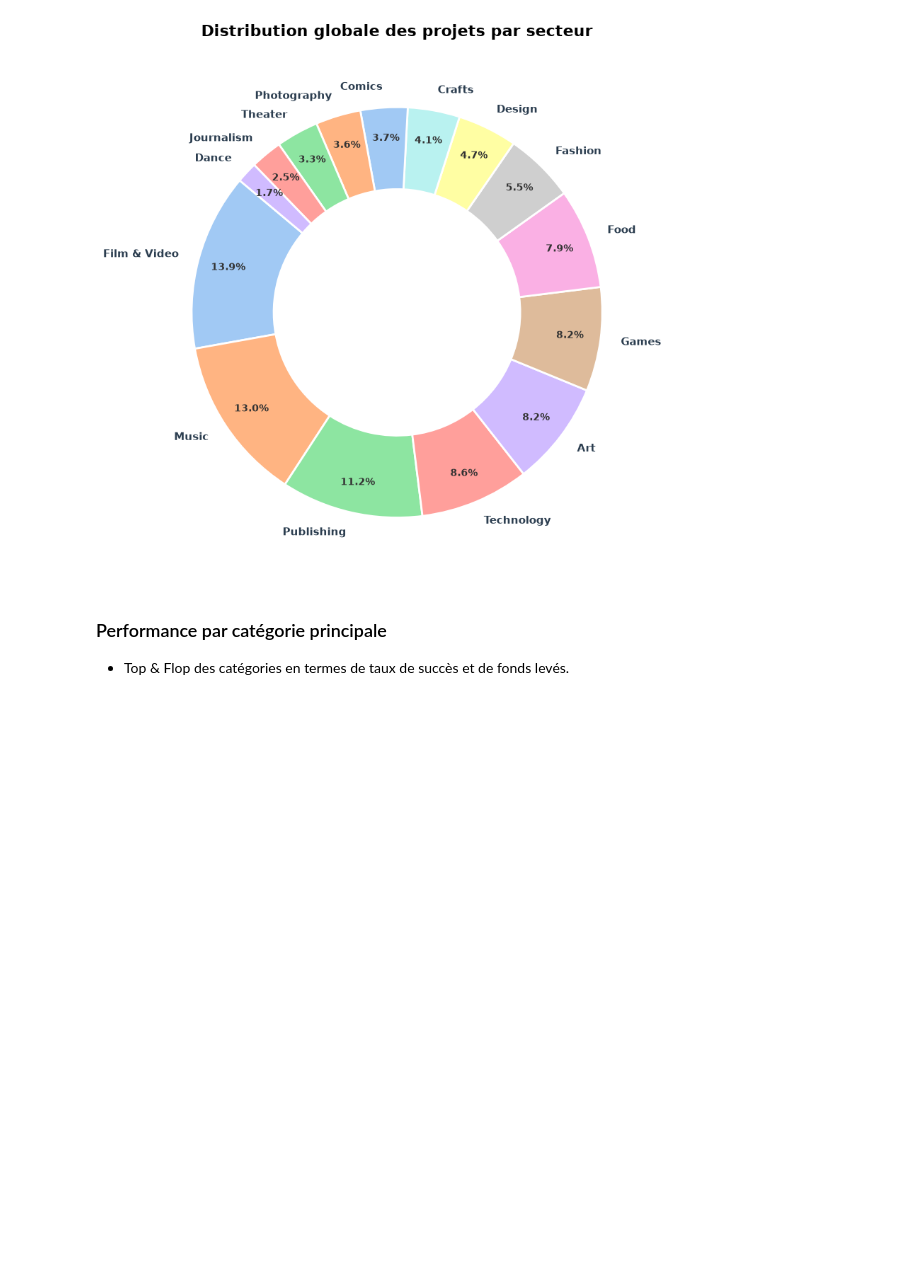
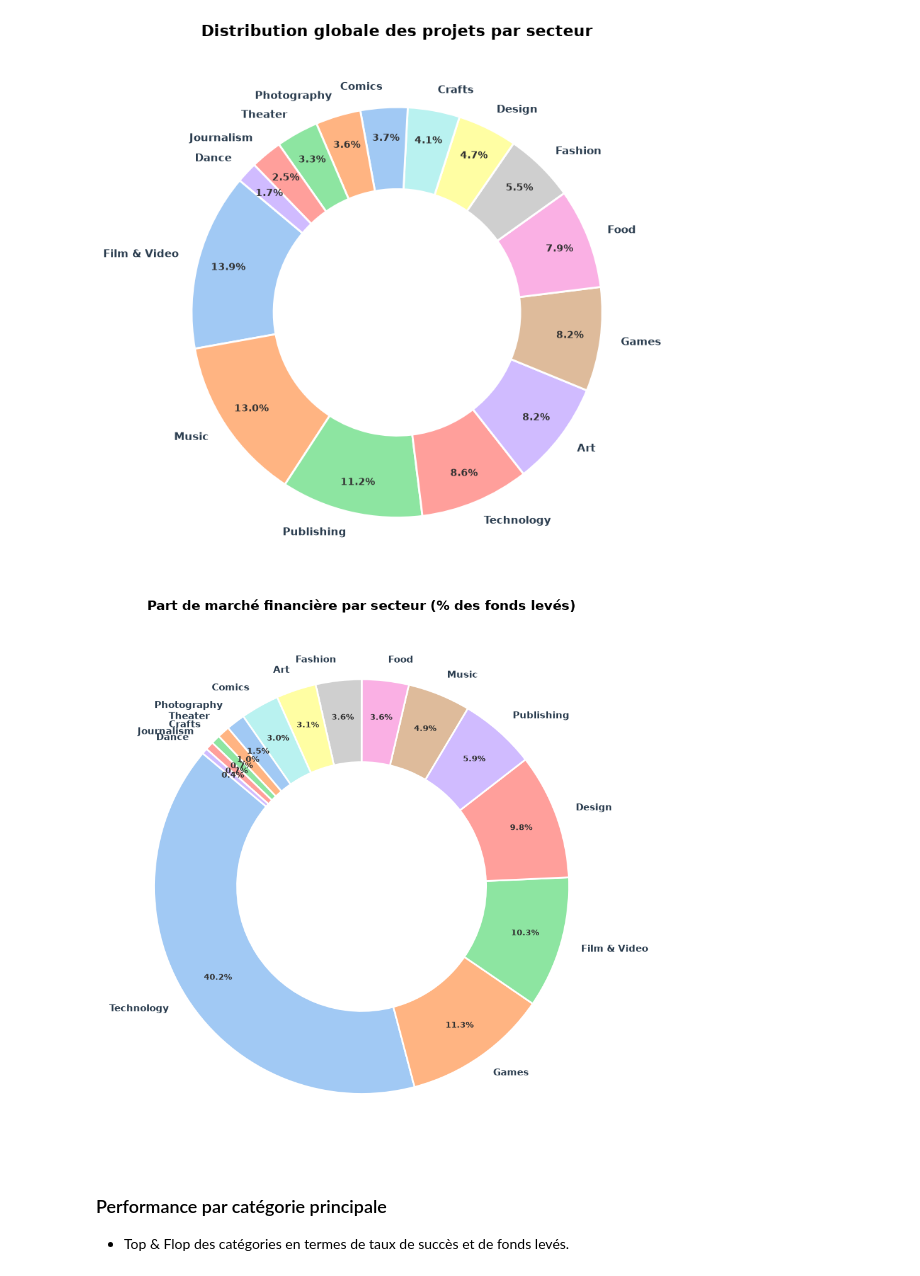
Before and after one commit to lbrdmariama/memoire-2026, a Jupyter notebook: code/analyse-exploratoire.ipynb, the cells around one changed output. Saved outputs shown, nothing was run; the diff lists cells and outputs as text; code cells hidden in the pictures; blank space fills up the shorter version.

```diff
--- a/code/analyse-exploratoire.ipynb
+++ b/code/analyse-exploratoire.ipynb
@@ -1108,6 +1108,33 @@ plt.tight_layout()
 plt.show()
 # %% [output]
 [figure]
+# %%
+sector_pledged = kickstarter_df.groupby('main_category')['pledged_eur'].sum().sort_values(ascending=False)
+
+
+fig, ax = plt.subplots(figsize=(10, 9))
+
+colors = sns.color_palette('pastel')[0:len(sector_pledged)]
+
+wedges, texts, autotexts = ax.pie(
+    sector_pledged,
+    labels=sector_pledged.index,
+    autopct='%1.1f%%',
+    startangle=140,
+    colors=colors,
+    pctdistance=0.82,
+    wedgeprops=dict(width=0.4, edgecolor='white', linewidth=2)
+)
+
+plt.setp(texts, fontsize=11, fontweight='bold', color='#2c3e50')
+plt.setp(autotexts, fontsize=9, fontweight='bold', color='#333333')
+
+plt.title("Part de marché financière par secteur (% des fonds levés)", fontsize=15, fontweight='bold', pad=20)
+
+plt.tight_layout()
+plt.show()
+# %% [output]
+[figure, added]
 # %% [markdown]
 ### Performance par catégorie principale
 * Top & Flop des catégories en termes de taux de succès et de fonds levés.
```
Also changed, not shown: parts of 8 cells of this notebook, 1 other file.
